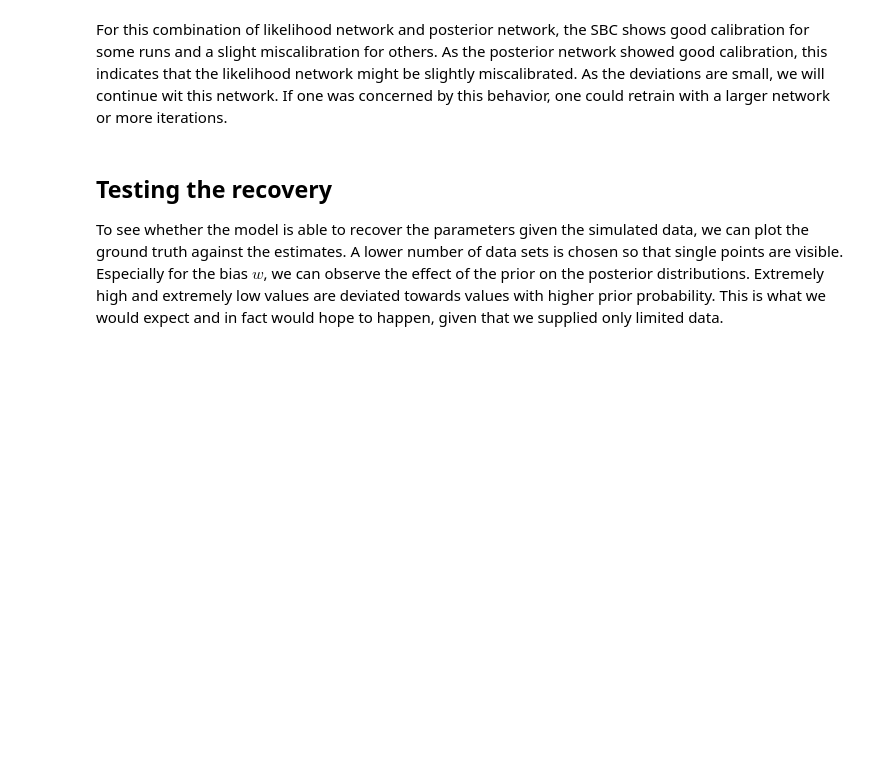
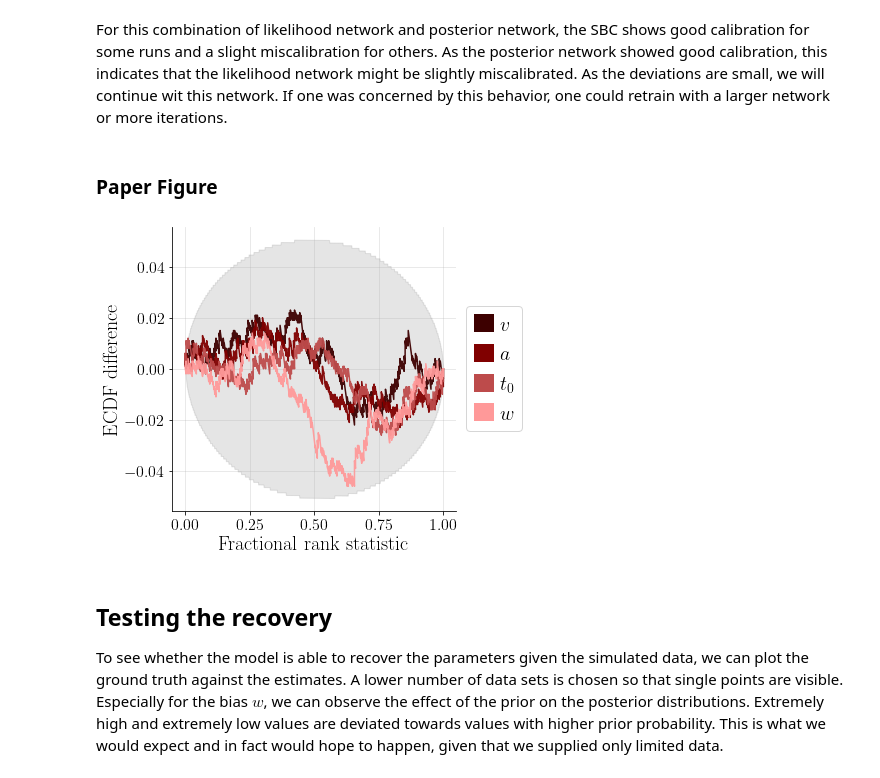
Before and after one commit to bayesflow-org/JANA-Paper, a Jupyter notebook: experiments/diffusion_model/01_joint.ipynb, the cells around one changed output. Cells and saved outputs as stored; diff of their text form; code cells hidden in the pictures; blank space fills up the shorter version.

```diff
--- a/experiments/diffusion_model/01_joint.ipynb
+++ b/experiments/diffusion_model/01_joint.ipynb
@@ -250,2 +254,4 @@ if save_figs: f.savefig(f'{fig_path}/ECDF_Joint.pdf', dpi=300)
 # %% [markdown]
 For this combination of likelihood network and posterior network, the SBC shows good calibration for some runs and a slight miscalibration for others. As the posterior network showed good calibration, this indicates that the likelihood network might be slightly miscalibrated. As the deviations are small, we will continue wit this network. If one was concerned by this behavior, one could retrain with a larger network or more iterations.
+# %% [markdown]
+### Paper Figure
@@ -252,3 +261,13 @@ For this combination of likelihood network and posterior network, the SBC shows
+# %%
+f = plot_sbc_ecdf_custom(post_samples_sur,
+                         prior_samples,
+                         fig_size=(6, 6),
+                         param_names=[r'$v$', r'$a$', r'$t_0$', r'$w$'],
+                         difference=True, rank_ecdf_colors=['#3d0000', '#800000', '#bd4b4b', '#FF9999'])
+if save_figs:
+    f.savefig(f'{fig_path}/ECDF_Joint_Stacked.pdf', dpi=300, bbox_inches='tight')
+# %% [output]
+[figure, added]
 # %% [markdown]
 ## Testing the recovery
 To see whether the model is able to recover the parameters given the simulated data, we can plot the ground truth against the estimates. A lower number of data sets is chosen so that single points are visible. Especially for the bias $w$, we can observe the effect of the prior on the posterior distributions. Extremely high and extremely low values are deviated towards values with higher prior probability. This is what we would expect and in fact would hope to happen, given that we supplied only limited data.
```
Also changed, not shown: parts of 16 cells of this notebook, 7 other files.
